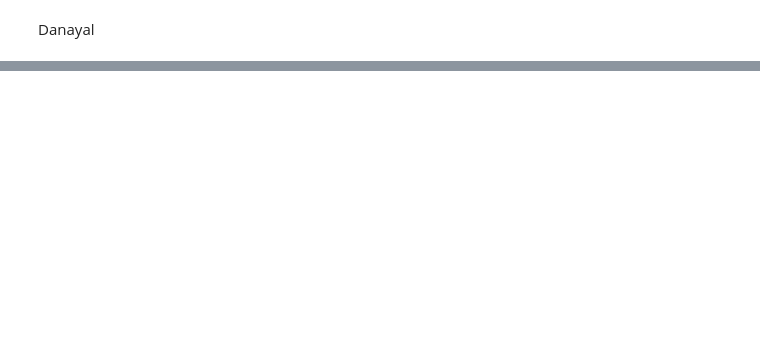
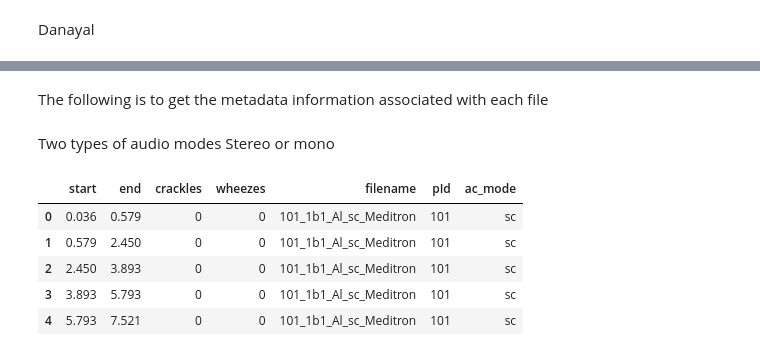
Before and after one commit to Danayal/Respiratory-Sound-Classification-Using-Deep-Learning, a Jupyter notebook: Preliminary.ipynb, the cells around one changed output, grey strips where cells are left out. Saved outputs shown, nothing was run; the diff lists cells and outputs as text; code cells hidden in the pictures; blank space fills up the shorter version.

```diff
--- a/Preliminary.ipynb
+++ b/Preliminary.ipynb
@@ -231,0 +54,2 @@ Sounds like a werewolf breathing under a full moon.. may not be a good option
+# %%
+files = [f.split('.')[0] for f in filenames]
@@ -231,0 +76,30 @@ Sounds like a werewolf breathing under a full moon.. may not be a good option
+# %%
+def tokenize_file(filename):
+    return filename.split('_')
+# %% [markdown]
+The following is to get the metadata information associated with each file
+# %% [markdown]
+Two types of audio modes
+Stereo or mono
+# %%
+files_ = []
+for f in files:
+    df = pd.read_csv('./respiratory-sound-database/Respiratory_Sound_Database/Respiratory_Sound_Database/audio_and_txt_files/' + f + '.txt', sep='\t', names=['start', 'end', 'crackles', 'wheezes'])
+    df['filename'] = f
+    #get filename features
+    f_features = tokenize_file(f)
+    df['pId'] = f_features[0]
+    df['ac_mode'] = f_features[3]
+
+    files_.append(df)
+
+files_df = pd.concat(files_)
+files_df.reset_index()
+files_df.head()
+# %% [output]
+|  | start | end | crackles | wheezes | filename | pId | ac_mode |
+| 0 | 0.036 | 0.579 | 0 | 0 | 101_1b1_Al_sc_Meditron | 101 | sc |
+| 1 | 0.579 | 2.450 | 0 | 0 | 101_1b1_Al_sc_Meditron | 101 | sc |
+| 2 | 2.450 | 3.893 | 0 | 0 | 101_1b1_Al_sc_Meditron | 101 | sc |
+| 3 | 3.893 | 5.793 | 0 | 0 | 101_1b1_Al_sc_Meditron | 101 | sc |
+| 4 | 5.793 | 7.521 | 0 | 0 | 101_1b1_Al_sc_Meditron | 101 | sc |
```
Also changed, not shown: parts of 82 cells of this notebook.
